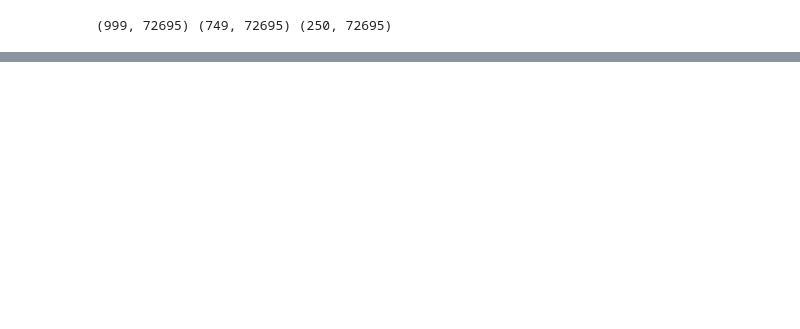
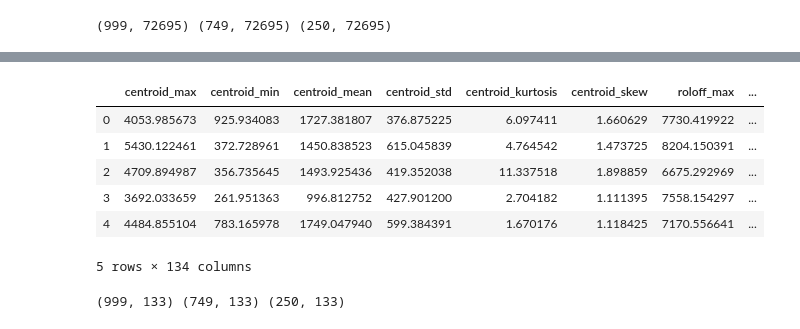
Before and after one commit to GuillermoOvejeroSanchez/Music_Genre_Classifier, a Jupyter notebook: SVM.ipynb, the cells around one changed output, grey strips where cells are left out. Saved outputs shown, nothing was run; the diff lists cells and outputs as text; code cells hidden in the pictures; blank space fills up the shorter version.

```diff
--- a/SVM.ipynb
+++ b/SVM.ipynb
@@ -356,0 +496,6 @@ ValueError: operands could not be broadcast together with shapes (1,72695) (2048
+# %%
+%%time
+# Get list of dicts with features and convert to dataframe
+gtzan_dir = './data/genres_original/'
+features = read_process_songs(gtzan_dir, debug=False) #10min aprox to execute
+df_features = pd.DataFrame(features)
@@ -356,0 +520,10 @@ ValueError: operands could not be broadcast together with shapes (1,72695) (2048
+# %%
+df_features.head()
+# %% [output]
+|  | centroid_max | centroid_min | centroid_mean | centroid_std | centroid_kurtosis | centroid_skew | roloff_max | ... |
+| 0 | 4053.985673 | 925.934083 | 1727.381807 | 376.875225 | 6.097411 | 1.660629 | 7730.419922 | ... |
+| 1 | 5430.122461 | 372.728961 | 1450.838523 | 615.045839 | 4.764542 | 1.473725 | 8204.150391 | ... |
+| 2 | 4709.894987 | 356.735645 | 1493.925436 | 419.352038 | 11.337518 | 1.898859 | 6675.292969 | ... |
+| 3 | 3692.033659 | 261.951363 | 996.812752 | 427.901200 | 2.704182 | 1.111395 | 7558.154297 | ... |
+| 4 | 4484.855104 | 783.165978 | 1749.047940 | 599.384391 | 1.670176 | 1.118425 | 7170.556641 | ... |
+5 rows × 134 columns
@@ -356,0 +533,6 @@ ValueError: operands could not be broadcast together with shapes (1,72695) (2048
+# %%
+X_train, X_test, y_train, y_test = train_test_split(X, y, stratify=y)
+
+print(X.shape, X_train.shape, X_test.shape)
+# %% [output]
+(999, 133) (749, 133) (250, 133)
```
Also changed, not shown: parts of 37 cells of this notebook, 2 other files.
